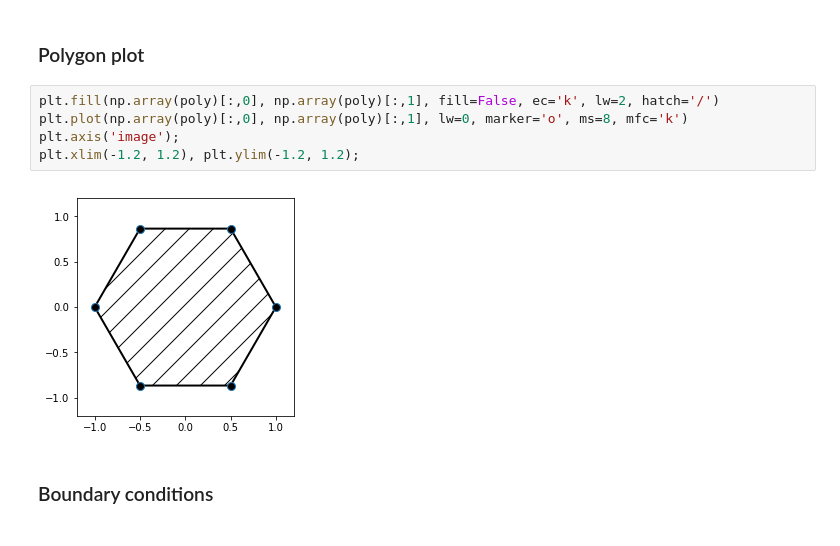
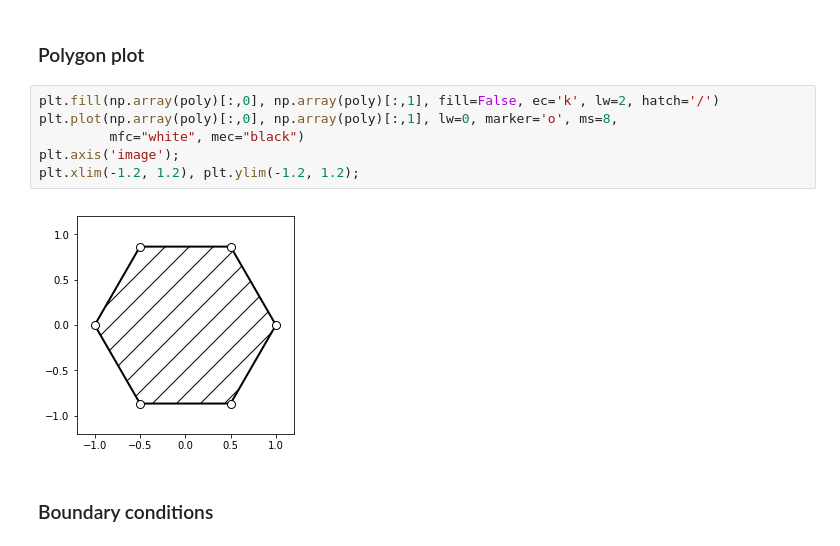
Before and after one commit to nicoguaro/FEM_resources, a Jupyter notebook: poly_ritz.ipynb, the cells around one changed output. Cells and saved outputs as stored; diff of their text form.

```diff
--- a/poly_ritz.ipynb
+++ b/poly_ritz.ipynb
@@ -104,11 +104,12 @@ centroid = [sum([poly[k][0] for k in range(npts)]), sum([poly[k][1] for k in ran
 ### Polygon plot
 # %%
 plt.fill(np.array(poly)[:,0], np.array(poly)[:,1], fill=False, ec='k', lw=2, hatch='/')
-plt.plot(np.array(poly)[:,0], np.array(poly)[:,1], lw=0, marker='o', ms=8, mfc='k')
+plt.plot(np.array(poly)[:,0], np.array(poly)[:,1], lw=0, marker='o', ms=8,
+         mfc="white", mec="black")
 plt.axis('image');
 plt.xlim(-1.2, 1.2), plt.ylim(-1.2, 1.2);
 # %% [output]
-[figure, old version]
+[figure, new version]
 # %% [markdown]
 ### Boundary conditions
 # %% [markdown]
```
Also changed, not shown: parts of 2 cells of this notebook, 2 other files.
